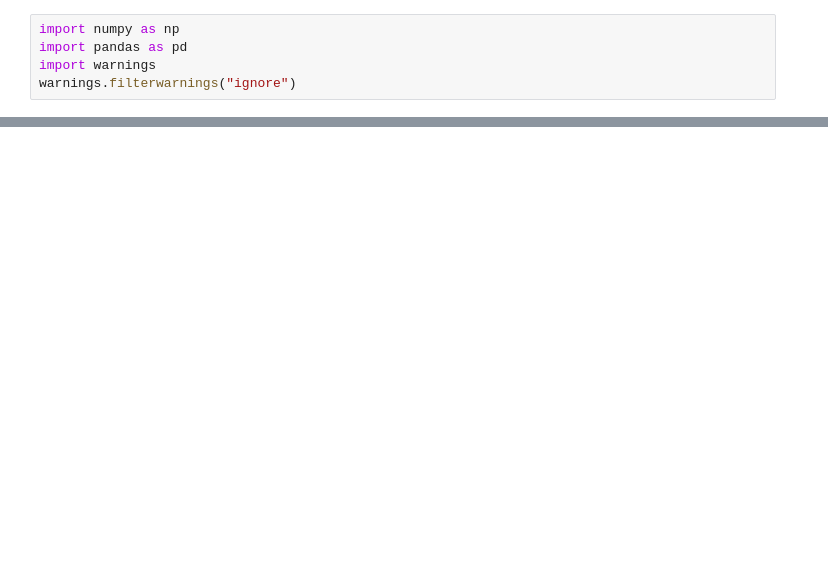
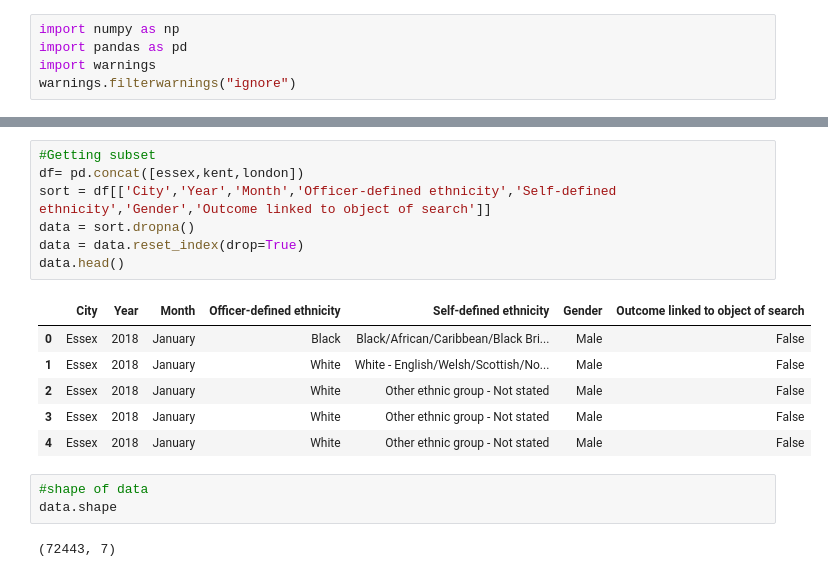
Before and after one commit to ah20776/CE888---Assignment, a Jupyter notebook: Ethnicity in UK Policing/newbias.ipynb, the cells around one changed output, grey strips where cells are left out. Saved outputs shown, nothing was run; the diff lists cells and outputs as text; blank space fills up the shorter version.

```diff
--- a/Ethnicity in UK Policing/newbias.ipynb
+++ b/Ethnicity in UK Policing/newbias.ipynb
@@ -286,0 +296,19 @@ london.head()
+# %%
+#Getting subset
+df= pd.concat([essex,kent,london])
+sort = df[['City','Year','Month','Officer-defined ethnicity','Self-defined ethnicity','Gender','Outcome linked to object of search']]
+data = sort.dropna()
+data = data.reset_index(drop=True)
+data.head()
+# %% [output]
+|  | City | Year | Month | Officer-defined ethnicity | Self-defined ethnicity | Gender | Outcome linked to object of search |
+| 0 | Essex | 2018 | January | Black | Black/African/Caribbean/Black Bri... | Male | False |
+| 1 | Essex | 2018 | January | White | White - English/Welsh/Scottish/No... | Male | False |
+| 2 | Essex | 2018 | January | White | Other ethnic group - Not stated | Male | False |
+| 3 | Essex | 2018 | January | White | Other ethnic group - Not stated | Male | False |
+| 4 | Essex | 2018 | January | White | Other ethnic group - Not stated | Male | False |
+# %%
+#shape of data
+data.shape
+# %% [output]
+(72443, 7)
```
Also changed, not shown: parts of 6 cells of this notebook.
